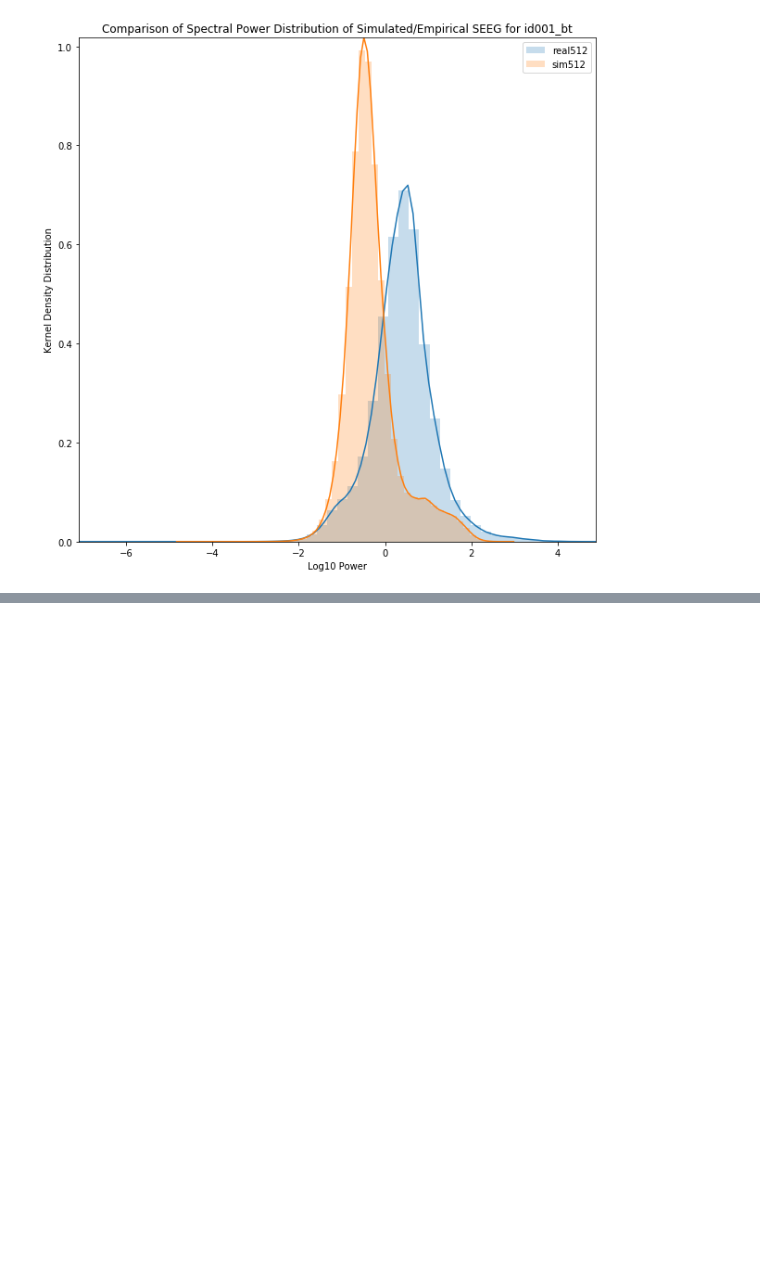
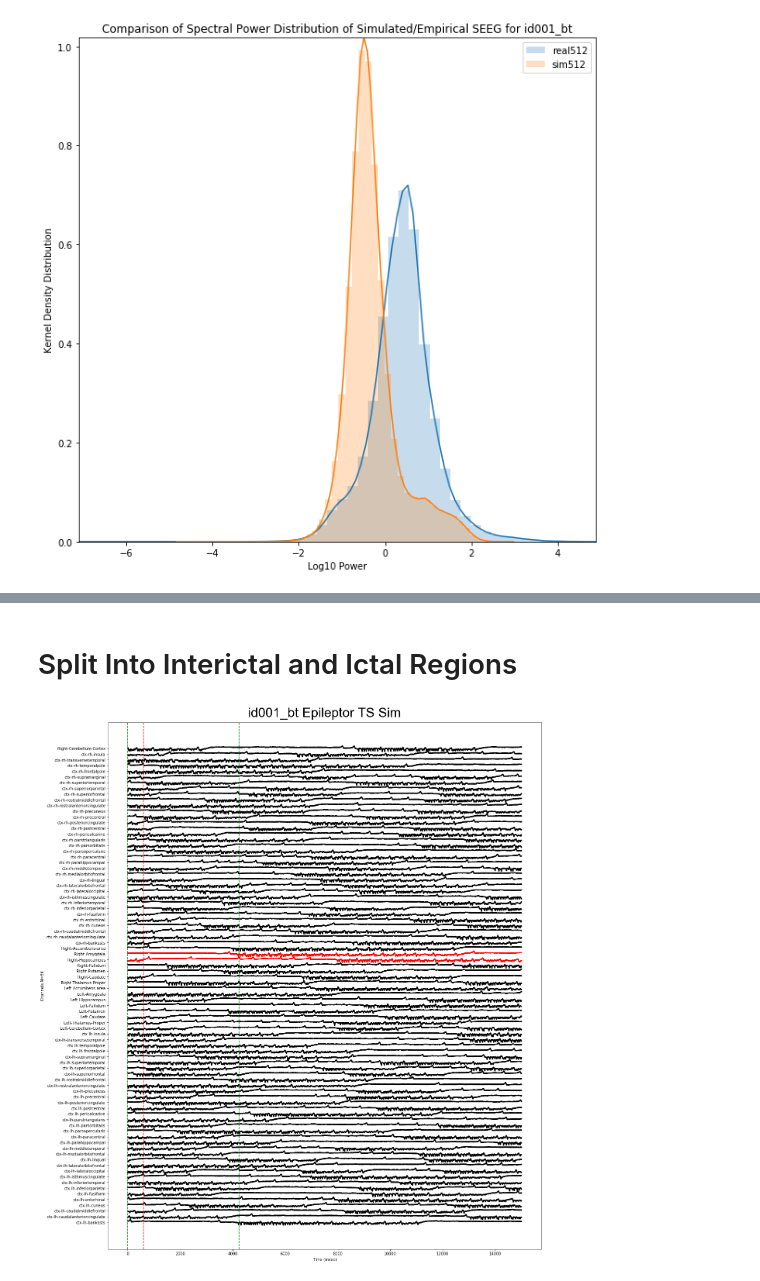
Before and after one commit to adam2392/tng_tvb, a Jupyter notebook: tvbsim/notebooks/exp_freq_variation/0.2-compare_sim_real_freqanalysis.ipynb, the cells around one changed output, grey strips where cells are left out. Cells and saved outputs as stored; diff of their text form; code cells hidden in the pictures; blank space fills up the shorter version.

```diff
--- a/tvbsim/notebooks/exp_freq_variation/0.2-compare_sim_real_freqanalysis.ipynb
+++ b/tvbsim/notebooks/exp_freq_variation/0.2-compare_sim_real_freqanalysis.ipynb
@@ -460,0 +482,12 @@ Wall time: 7 s
+# %% [markdown]
+# Split Into Interictal and Ictal Regions
+# %%
+tsviz = tvbsim.visualize.old.plotts.VisualTs()
+tsviz.loaddata(data=epits,ylabels=metadata['region_labels'])
+tsviz.setfigsize(figsize=(20,25))
+fig, ax = tsviz.plotts(normalize=True, titlestr='{} Epileptor TS Sim'.format(patient))
+tsviz.plotvertlines(onsettimes=onsetind, offsettimes=offsetind)
+tsviz.colorts(modelezinds, color='red')
+tsviz.colorts([], color='blue')
+# %% [output]
+[figure, added]
```
Also changed, not shown: parts of 11 cells of this notebook, 5 other files.
